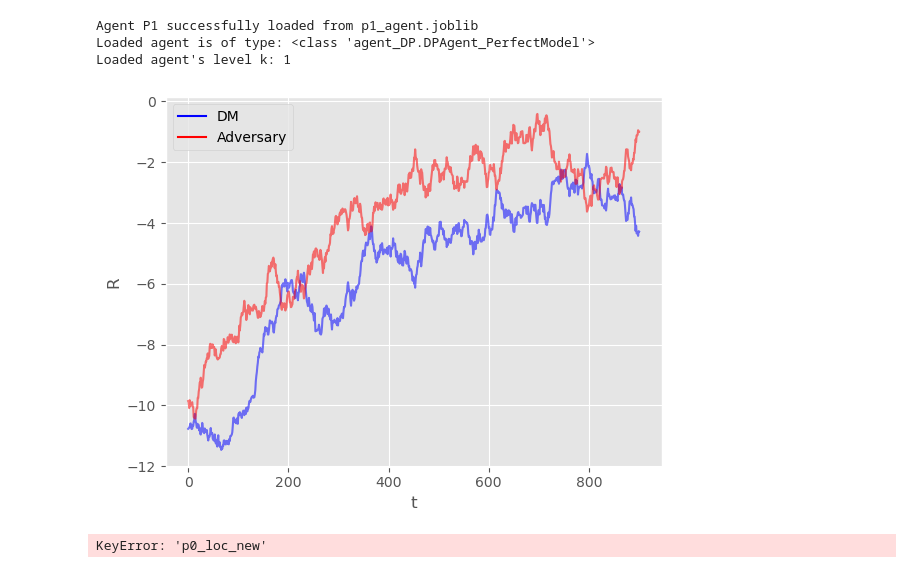
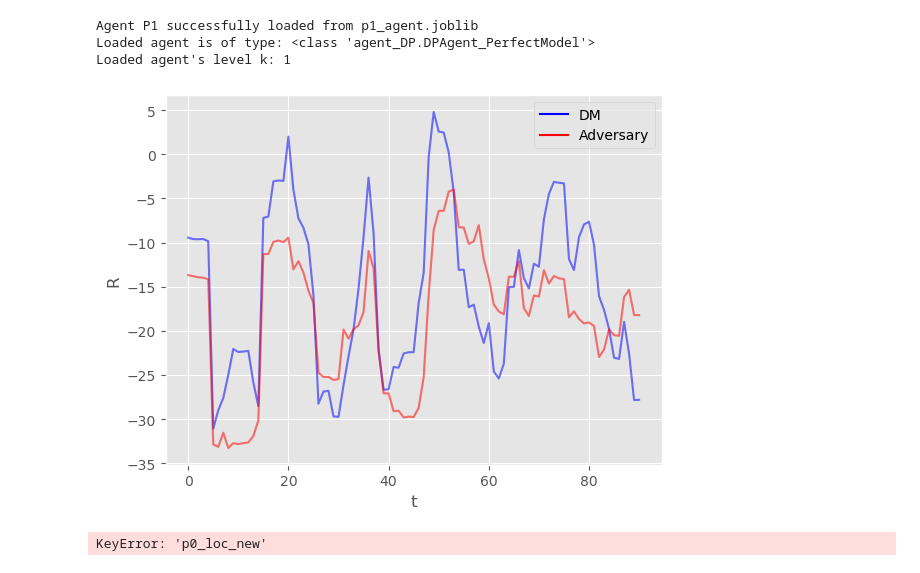
Before and after one commit to Ruzejjur/ARAMARL_TMDP_DP, a Jupyter notebook: TMDP_DP/Experiments_CoinGame_DP.ipynb, the cells around one changed output. Cells and saved outputs as stored; diff of their text form; code cells hidden in the pictures.

```diff
--- a/TMDP_DP/Experiments_CoinGame_DP.ipynb
+++ b/TMDP_DP/Experiments_CoinGame_DP.ipynb
@@ -28,7 +28,7 @@ Agents package successfully initialized.
 N_EXP = 1
 
 # Size of single dimension of the square grid
-grid_size = 5
+grid_size = 7
 
 # Initialize environment
 env = CoinGame(max_steps=20000, grid_size=grid_size, push_distance=2)
@@ -37,7 +37,7 @@ env = CoinGame(max_steps=20000, grid_size=grid_size, push_distance=2)
 n_states = env.n_states
 
 # Number of episodes
-n_iter = 1000
+n_iter = 100
 
 # Constant gamma
 gamma = 0.95
@@ -526,9 +531,9 @@ Agent P1 successfully loaded from p1_agent.joblib
 Loaded agent is of type: <class 'agent_DP.DPAgent_PerfectModel'>
 Loaded agent's level k: 1
 # %%
-plot(r0ss, r1ss, moving_average_window_size=100, dir = None)
+plot(r0ss, r1ss, moving_average_window_size=10, dir = None)
 # %% [output]
-[figure, old version]
+[figure, new version]
 # %%
 experiment_num_to_display = 1
 epoch_idx_to_display = 999
```
Also changed, not shown: parts of 3 cells of this notebook, 7 other files.
